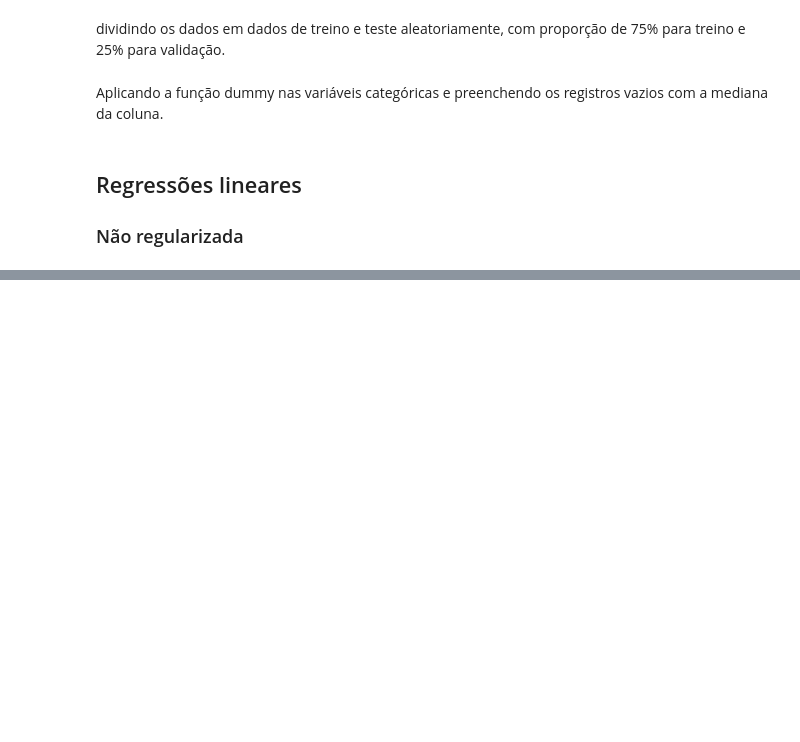
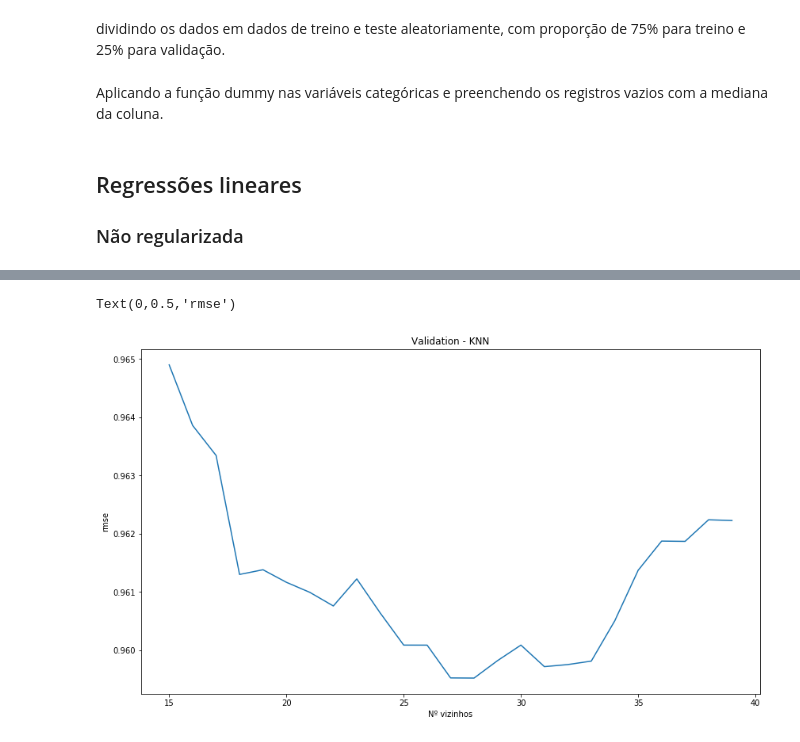
Before and after one commit to RenatoEly/aprendizagemDeMaquina, a Jupyter notebook: Ex3/previsão votação de deputados.ipynb, the cells around one changed output, grey strips where cells are left out. Saved outputs shown, nothing was run; the diff lists cells and outputs as text; code cells hidden in the pictures; blank space fills up the shorter version.

```diff
--- a/Ex3/previsão votação de deputados.ipynb
+++ b/Ex3/previsão votação de deputados.ipynb
@@ -130,0 +141,15 @@ Text(0,0.5,'rmse')
+# %%
+from sklearn.neighbors import KNeighborsRegressor
+
+k_list = np.arange(15,40,1).tolist()
+
+cv_knn = [rmse_cv(KNeighborsRegressor(n_neighbors = n)).mean()
+            for n in k_list]
+
+cv_knn = pd.Series(cv_knn, index = k_list)
+cv_knn.plot(title = "Validation - KNN")
+plt.xlabel("Nº vizinhos")
+plt.ylabel("rmse")
+# %% [output]
+Text(0,0.5,'rmse')
+[figure, added]
```
Also changed, not shown: parts of 12 cells of this notebook, 3 other files.
